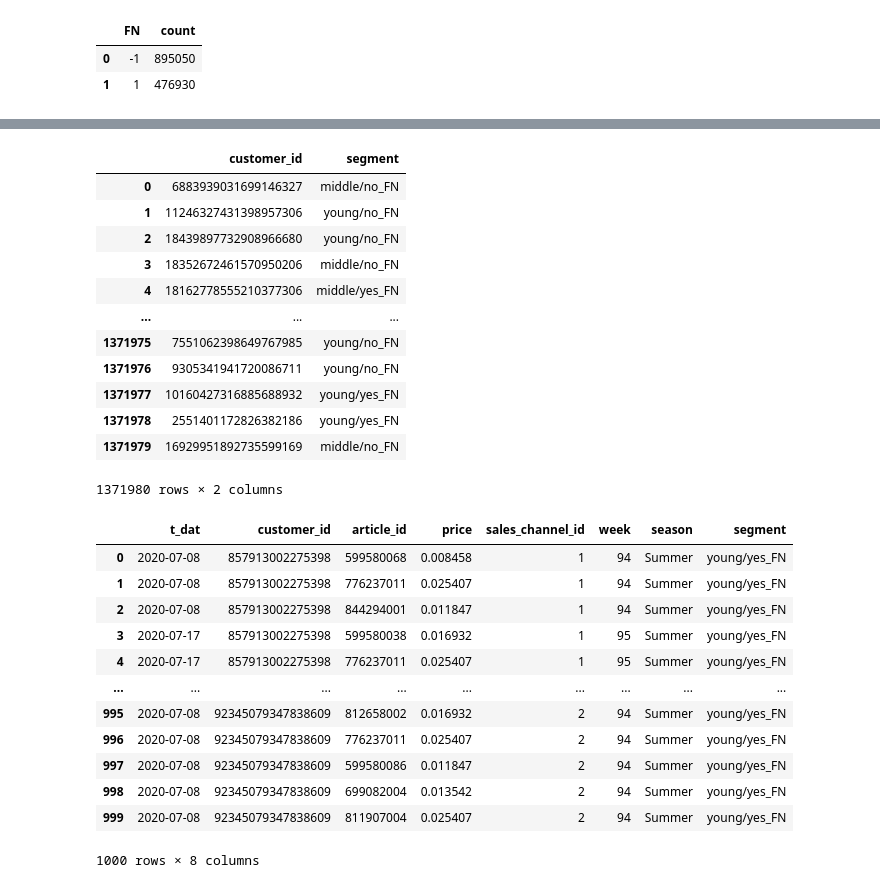
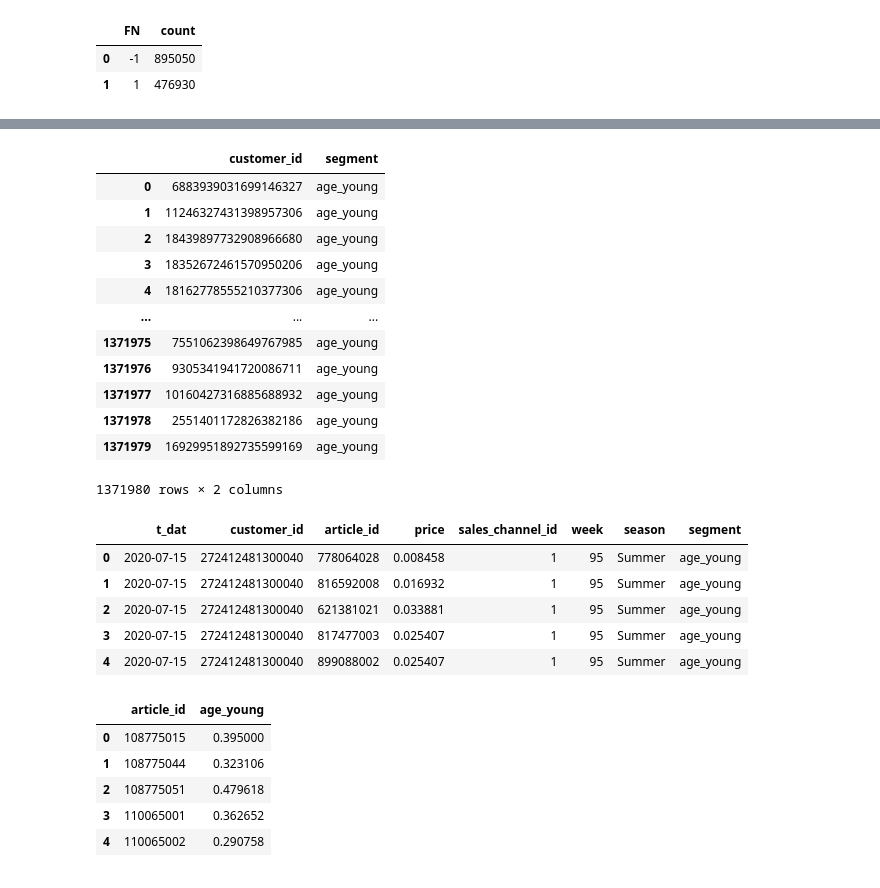
Before and after one commit to LienM/ai-project-23-24, a Jupyter notebook: ArnoDeKeersmaeker/Research/Research2.ipynb, the cells around one changed output, grey strips where cells are left out. Cells and saved outputs as stored; diff of their text form; code cells hidden in the pictures.

```diff
--- a/ArnoDeKeersmaeker/Research/Research2.ipynb
+++ b/ArnoDeKeersmaeker/Research/Research2.ipynb
@@ -100,9 +100,9 @@ customers.groupby(["FN"]).size().reset_index(name="count")
 # %%
 # Define customer segments. Defined columns need to exist for customer
 segments = {
-    "age" : {float(age): "young" if age < 35 else "middle" for age in range(0,120)},
-    "FN" : {1.0 : "yes_FN", -1.0: "no_FN"},
-    # "age" : {float(age): "age_young" for age in range(0,120)}
+    # "age" : {float(age): "young" if age < 35 else "middle" for age in range(0,120)},
+    # "FN" : {1.0 : "yes_FN", -1.0: "no_FN"},
+    "age" : {float(age): "age_young" for age in range(0,120)}
 }
 
 for column in segments.keys():
@@ -329,41 +323,34 @@ def recall(predictions, purchases, k=12):
 segmented_customers
 # %% [output]
 |  | customer_id | segment |
-| 0 | 6883939031699146327 | middle/no_FN |
-| 1 | 11246327431398957306 | young/no_FN |
-| 2 | 18439897732908966680 | young/no_FN |
-| 3 | 18352672461570950206 | middle/no_FN |
-| 4 | 18162778555210377306 | middle/yes_FN |
+| 0 | 6883939031699146327 | age_young |
+| 1 | 11246327431398957306 | age_young |
+| 2 | 18439897732908966680 | age_young |
+| 3 | 18352672461570950206 | age_young |
+| 4 | 18162778555210377306 | age_young |
 | ... | ... | ... |
-| 1371975 | 7551062398649767985 | young/no_FN |
-| 1371976 | 9305341941720086711 | young/no_FN |
-| 1371977 | 10160427316885688932 | young/yes_FN |
-| 1371978 | 2551401172826382186 | young/yes_FN |
-| 1371979 | 16929951892735599169 | middle/no_FN |
+| 1371975 | 7551062398649767985 | age_young |
+| 1371976 | 9305341941720086711 | age_young |
+| 1371977 | 10160427316885688932 | age_young |
+| 1371978 | 2551401172826382186 | age_young |
+| 1371979 | 16929951892735599169 | age_young |
 1371980 rows × 2 columns
 # %%
 ### split into training and testing
 # one week is used for testing
 # a number of weeks leading up to the test week are used to train the ranker
-test_week = 104
+test_week = 105
 num_training_weeks = 10
 training_weeks = np.arange(test_week-num_training_weeks, test_week)
 train_data = transactions_train[transactions_train.week.isin(training_weeks)].reset_index(drop=True)
 
 # add segment of the customer to each transaction
 train_data = train_data.merge(segmented_customers, on="customer_id")
-train_data.head(1000)
+train_data.head()
 # %% [output]
 |  | t_dat | customer_id | article_id | price | sales_channel_id | week | season | segment |
-| 0 | 2020-07-08 | 857913002275398 | 599580068 | 0.008458 | 1 | 94 | Summer | young/yes_FN |
-| 1 | 2020-07-08 | 857913002275398 | 776237011 | 0.025407 | 1 | 94 | Summer | young/yes_FN |
-| 2 | 2020-07-08 | 857913002275398 | 844294001 | 0.011847 | 1 | 94 | Summer | young/yes_FN |
-| 3 | 2020-07-17 | 857913002275398 | 599580038 | 0.016932 | 1 | 95 | Summer | young/yes_FN |
-| 4 | 2020-07-17 | 857913002275398 | 776237011 | 0.025407 | 1 | 95 | Summer | young/yes_FN |
-| ... | ... | ... | ... | ... | ... | ... | ... | ... |
-| 995 | 2020-07-08 | 92345079347838609 | 812658002 | 0.016932 | 2 | 94 | Summer | young/yes_FN |
-| 996 | 2020-07-08 | 92345079347838609 | 776237011 | 0.025407 | 2 | 94 | Summer | young/yes_FN |
-| 997 | 2020-07-08 | 92345079347838609 | 599580086 | 0.011847 | 2 | 94 | Summer | young/yes_FN |
-| 998 | 2020-07-08 | 92345079347838609 | 699082004 | 0.013542 | 2 | 94 | Summer | young/yes_FN |
-| 999 | 2020-07-08 | 92345079347838609 | 811907004 | 0.025407 | 2 | 94 | Summer | young/yes_FN |
+| 0 | 2020-07-15 | 272412481300040 | 778064028 | 0.008458 | 1 | 95 | Summer | age_young |
+| 1 | 2020-07-15 | 272412481300040 | 816592008 | 0.016932 | 1 | 95 | Summer | age_young |
+| 2 | 2020-07-15 | 272412481300040 | 621381021 | 0.033881 | 1 | 95 | Summer | age_young |
+| 3 | 2020-07-15 | 272412481300040 | 817477003 | 0.025407 | 1 | 95 | Summer | age_young |
+| 4 | 2020-07-15 | 272412481300040 | 899088002 | 0.025407 | 1 | 95 | Summer | age_young |
-1000 rows × 8 columns
@@ -376 +357,10 @@ train_data = None
+# %%
+articles_scores.head()
+# %% [output]
+|  | article_id | age_young |
+| 0 | 108775015 | 0.395000 |
+| 1 | 108775044 | 0.323106 |
+| 2 | 108775051 | 0.479618 |
+| 3 | 110065001 | 0.362652 |
+| 4 | 110065002 | 0.290758 |
 # %%
```
Also changed, not shown: parts of 19 cells of this notebook.
